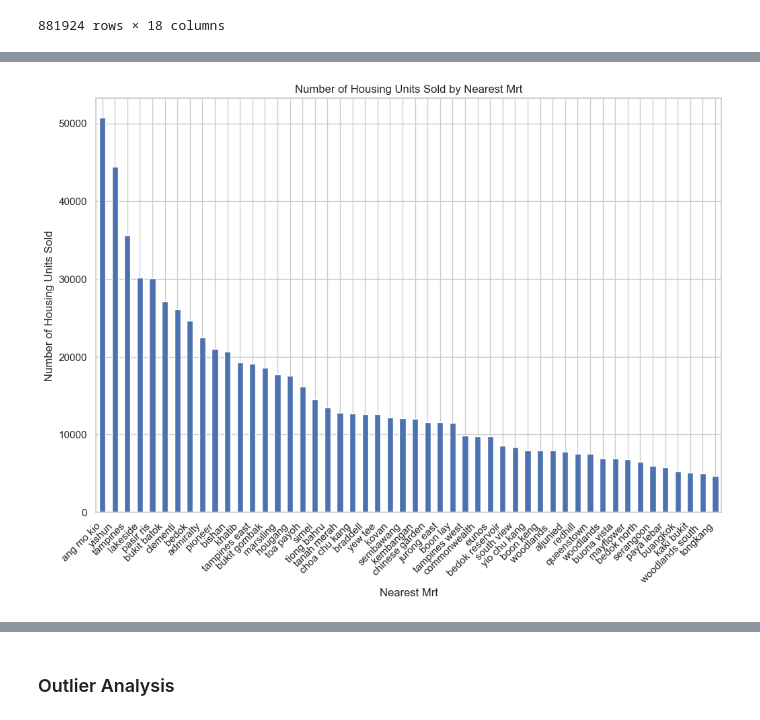
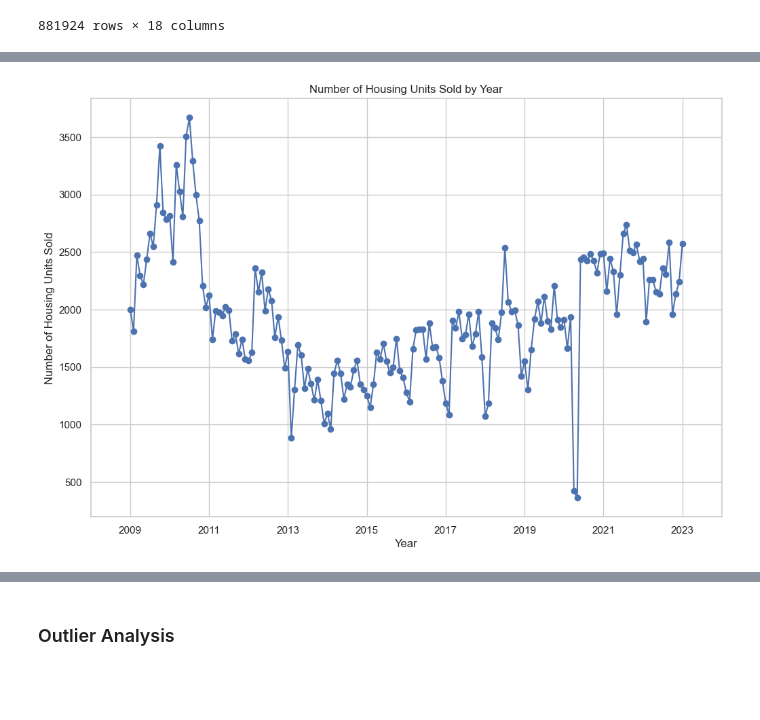
Before and after one commit to kkinmunn/is4303_hdbresale, a Jupyter notebook: eda/eda.ipynb, the cells around one changed output, grey strips where cells are left out. Drawn from its saved outputs; the diff is of its cells as text; code cells hidden in the pictures; blank space fills up the shorter version.

```diff
--- a/eda/eda.ipynb
+++ b/eda/eda.ipynb
@@ -69,0 +92,3 @@ memory usage: 121.1+ MB
+# %%
+# Drop Unnamed First (Index) Column
+data_hdb_last15 = data_hdb_last15.drop(data_hdb_last15.columns[0], axis = 1)
@@ -69,0 +131,6 @@ memory usage: 121.1+ MB
+# %%
+# Combining 'flat_type' and 'flat_model' to give a better representation of the flat's category
+data_hdb_last15['flat_category'] = data_hdb_last15['flat_type'] + " " + data_hdb_last15['flat_model']
+# %%
+# Change lease_commence_date to dt
+data_hdb_last15['lease_commence_date'] = pd.to_datetime(data_hdb_last15['lease_commence_date'], format='%Y')
@@ -183,0 +254,18 @@ plt.show()
+# %%
+# the remaining_lease column contains text e.g 68 year 08 months
+# get the first 2 digits to get the years remaining in lease
+data_hdb_last15['first_two_digits'] = data_hdb_last15['remaining_lease'].astype(str).str[:2]
+
+# count the occurrences of each remaining_lease
+remaining_years_counts = data_hdb_last15['first_two_digits'].value_counts().sort_index()
+
+# size
+plt.figure(figsize=(12, 8))
+
+# plot
+remaining_years_counts.plot(kind='bar')
+plt.title('Number of Housing Units Sold by Remaining Lease')
+plt.xlabel('Remaining Lease in Years')
+plt.ylabel('Number of Housing Units Sold')
+plt.xticks(rotation=45, ha='right')
+plt.show()
@@ -270,18 +356,18 @@ plt.show()
 # %%
-# bar chart for nearest_mrt
+# time series chart for month
 
-# count the occurrences for each mrt, filter top 50 as there are too many
-nearest_mrt_counts = data_hdb_raw['nearest_mrt'].value_counts().head(50)
+# count the occurrences of each lease_commence_date (year)
+year_counts = data_hdb_last15['month'].value_counts().sort_index()
 
 # size
 plt.figure(figsize=(12, 8))
 
 # plot
-nearest_mrt_counts.plot(kind='bar')
-plt.title('Number of Housing Units Sold by Nearest Mrt')
-plt.xlabel('Nearest Mrt')
+year_counts.plot(kind='line', marker='o')
+plt.title('Number of Housing Units Sold by Year')
+plt.xlabel('Year')
 plt.ylabel('Number of Housing Units Sold')
-plt.xticks(rotation=45, ha='right')
+plt.xlim('2008', '2024')
 plt.show()
 # %% [output]
-[figure, old version]
+[figure, new version]
```
Also changed, not shown: parts of 56 cells of this notebook.
